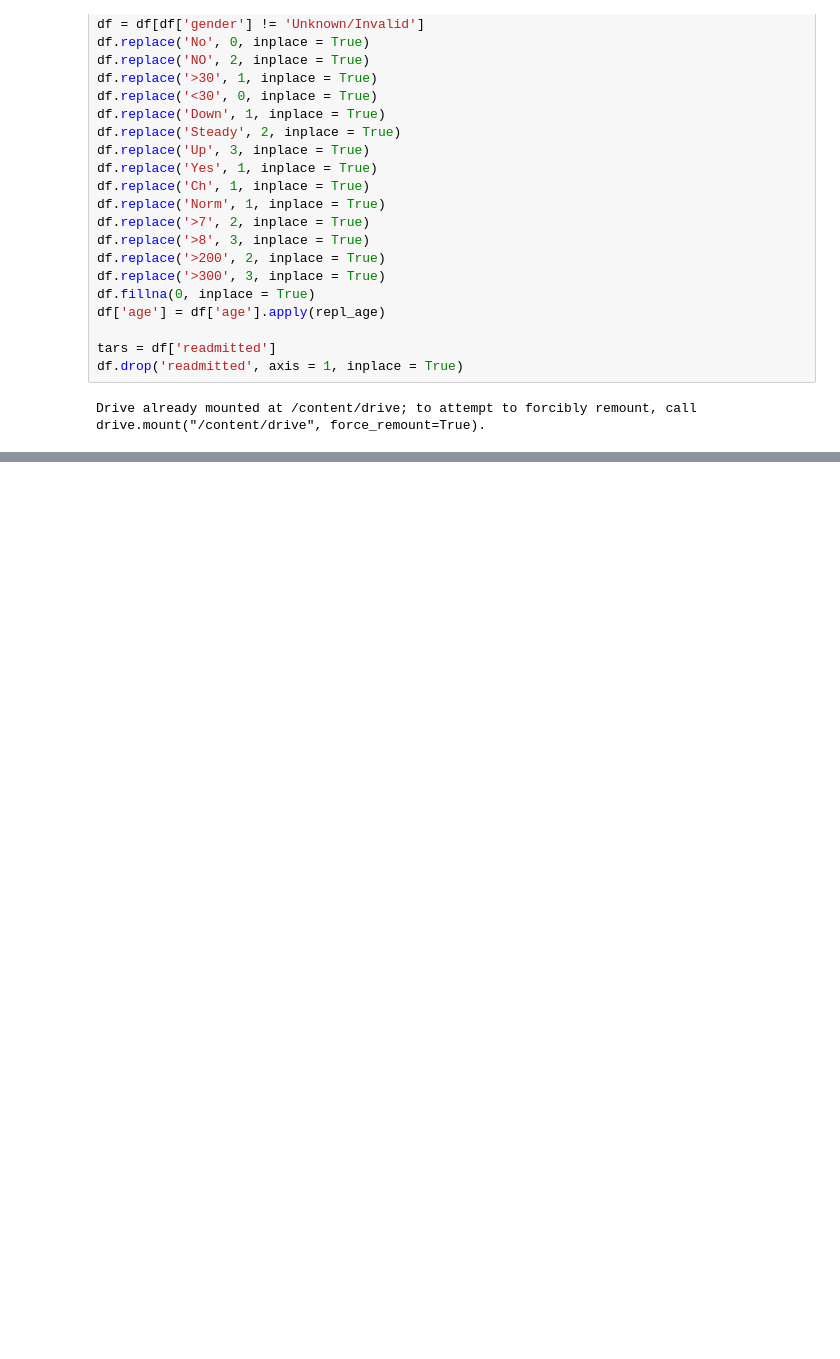
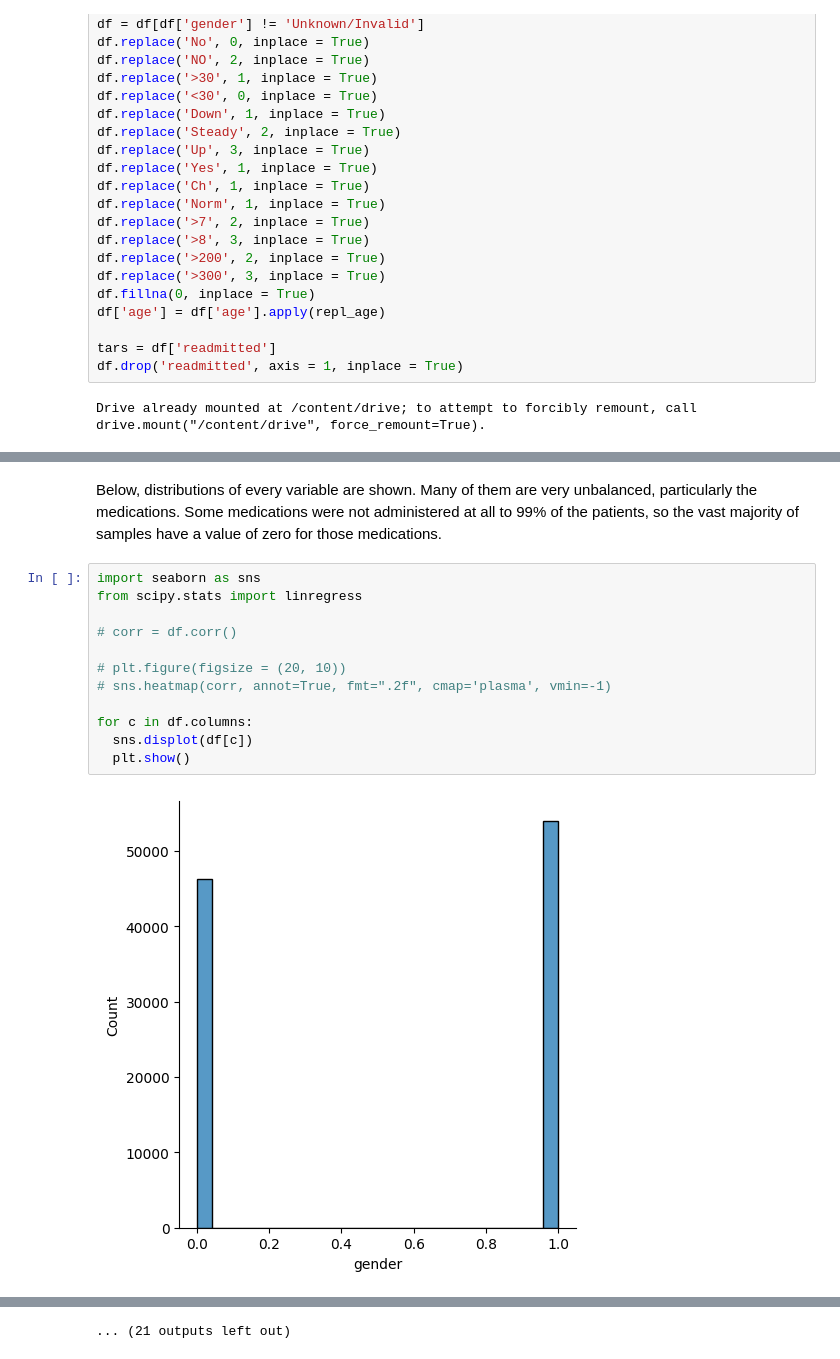
Before and after one commit to csch7/CSCI-4170, a Jupyter notebook: Homework-03/Neural_Networks.ipynb, the cells around one changed output, grey strips where cells are left out. Cells and saved outputs as stored; diff of their text form; blank space fills up the shorter version.

```diff
--- a/Homework-03/Neural_Networks.ipynb
+++ b/Homework-03/Neural_Networks.ipynb
@@ -88,0 +99,16 @@ change:                 3.59063075625552
+# %% [markdown]
+Below, distributions of every variable are shown. Many of them are very unbalanced, particularly the medications. Some medications were not administered at all to 99% of the patients, so the vast majority of samples have a value of zero for those medications.
+# %%
+import seaborn as sns
+from scipy.stats import linregress
+
+# corr = df.corr()
+
+# plt.figure(figsize = (20, 10))
+# sns.heatmap(corr, annot=True, fmt=".2f", cmap='plasma', vmin=-1)
+
+for c in df.columns:
+  sns.displot(df[c])
+  plt.show()
+# %% [output]
+[figure, added]
@@ -88,0 +126 @@ change:                 3.59063075625552
+... (21 outputs left out)
```
Also changed, not shown: parts of 13 cells of this notebook.
